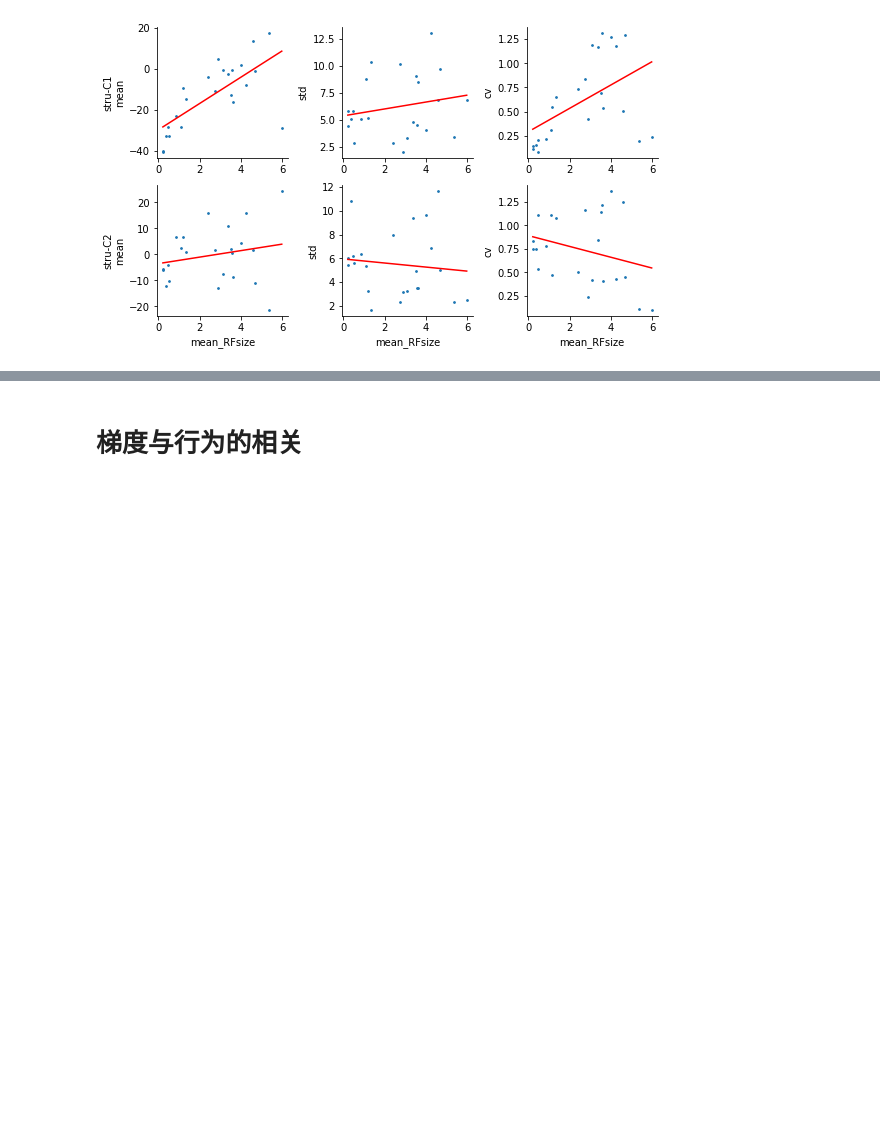
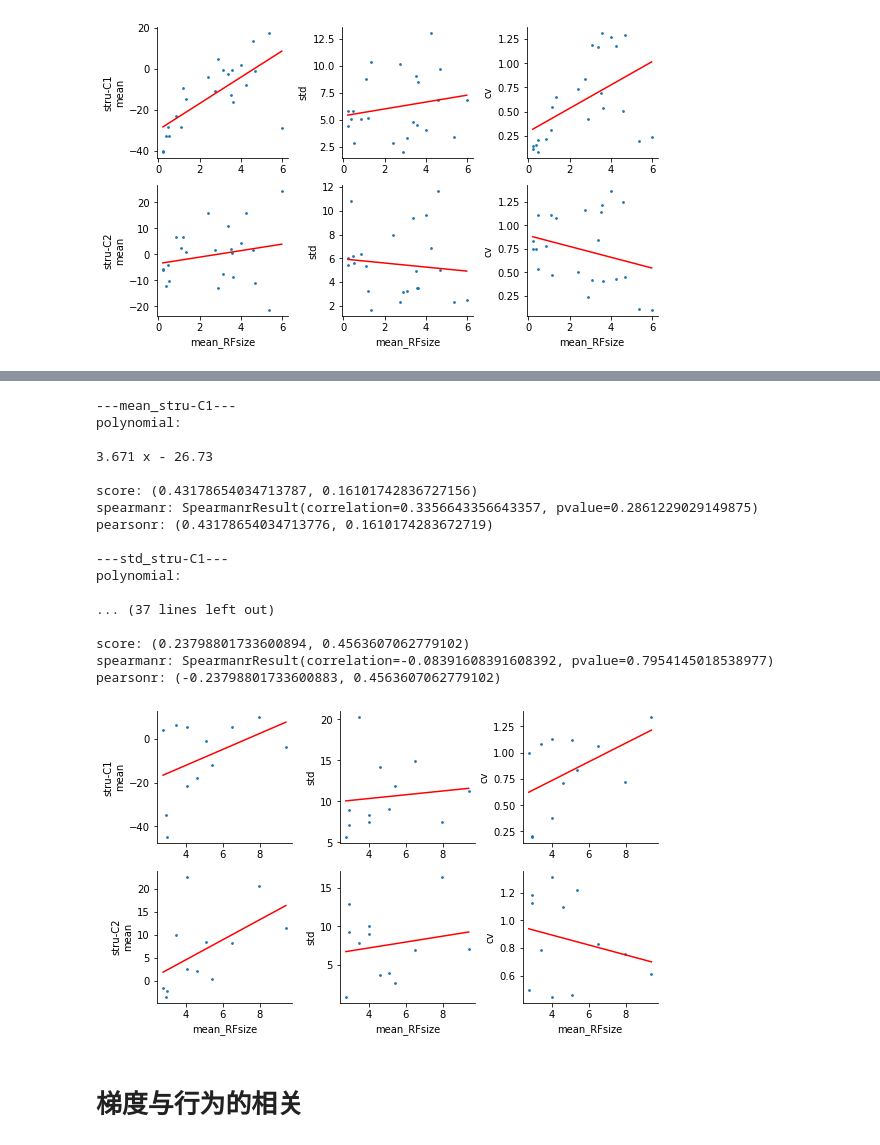
Before and after one commit to BNUCNL/nibrain, a Jupyter notebook: cxy_visual_dev/scripts/plot_scatter.ipynb, the cells around one changed output, grey strips where cells are left out. Cells and saved outputs as stored; diff of their text form; code cells hidden in the pictures; blank space fills up the shorter version.

Commit message:
cxy_visual_dev: corr between RFsize and stru-PC

```diff
--- a/cxy_visual_dev/scripts/plot_scatter.ipynb
+++ b/cxy_visual_dev/scripts/plot_scatter.ipynb
@@ -107,3 +111,77 @@ pearsonr: (-0.2679654583502524, 0.21637963014165243)
+# %%
+roi_nums = range(1, 13)
+n_pc = 2
+pc_names = [f'stru-C{i}' for i in range(1, n_pc + 1)]
+gii_pcs = nib.load(pjoin(
+    anal_dir, 'decomposition/HCPY-M+T_MMP-vis3-R_zscore1_PCA-subj_fsavg.func.gii'
+))
+meas_file = pjoin(proj_dir, 'data/benson2018/analyses/fsaverage/rh.anatomical-prior_sigma.mgz')
+atlas_file = pjoin(proj_dir, 'data/benson2018/analyses/fsaverage/rh.anatomical-prior_varea.mgz')
+
+atlas_map = nib.load(atlas_file).get_fdata().squeeze()
+pc_maps = [gii_pcs.darrays[i].data for i in range(n_pc)]
+meas_map = nib.load(meas_file).get_fdata().squeeze()
+
+figsize = (8, 4.8)
+xlabel = 'mean_RFsize'
+metrics = ['mean', 'std', 'cv']
+metric2func = {
+    'mean': np.mean,
+    'std': partial(np.std, ddof=1),
+    'cv': partial(calc_coef_var, ddof=1)}
+out_file = pjoin(work_dir, 'ROI_scalar1.jpg')
+# out_file = 'show'
+
+n_pc = len(pc_names)
+n_metric = len(metrics)
+fig, axes = plt.subplots(n_pc, n_metric, figsize=figsize)
+x = [np.mean(meas_map[atlas_map == i]) for i in roi_nums]
+for pc_idx, pc_name in enumerate(pc_names):
+    for metric_idx, metric in enumerate(metrics):
+        ax = axes[pc_idx, metric_idx]
+        idx = f'{metric}_{pc_name}'
+        y = []
+        for roi_num in roi_nums:
+            samples = pc_maps[pc_idx][atlas_map == roi_num]
+            samples = samples[~np.isnan(samples)]
+            y.append(metric2func[metric](samples))
+        print(f'\n---{idx}---')
+        plot_polyfit(x, y, 1, color='r', s=3, ax=ax)
+        print('spearmanr:', spearmanr(x, y))
+        print('pearsonr:', pearsonr(x, y))
+        if pc_idx == (n_pc - 1):
+            ax.set_xlabel(xlabel)
+        if metric_idx == 0:
+            ax.set_ylabel(f'{pc_name}\n{metric}')
+        else:
+            ax.set_ylabel(metric)
+        ax.spines['top'].set_visible(False)
+        ax.spines['right'].set_visible(False)
+
+fig.tight_layout()
+if out_file == 'show':
+    fig.show()
+else:
+    fig.savefig(out_file)
+# %% [output]
+---mean_stru-C1---
+polynomial:
+
+3.671 x - 26.73
+
+score: (0.43178654034713787, 0.16101742836727156)
+spearmanr: SpearmanrResult(correlation=0.3356643356643357, pvalue=0.2861229029149875)
+pearsonr: (0.43178654034713776, 0.1610174283672719)
+
+---std_stru-C1---
+polynomial:
+
+... (37 lines left out)
+
+score: (0.23798801733600894, 0.4563607062779102)
+spearmanr: SpearmanrResult(correlation=-0.08391608391608392, pvalue=0.7954145018538977)
+pearsonr: (-0.23798801733600883, 0.4563607062779102)
+[figure, added]
 # %% [markdown]
 # 梯度与行为的相关
 # %%
```
Also changed, not shown: parts of 4 cells of this notebook, 1 other file.
